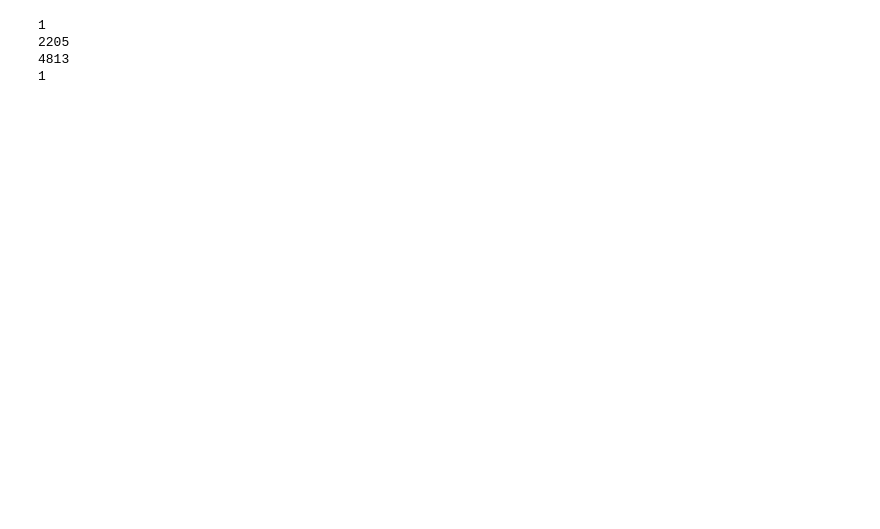
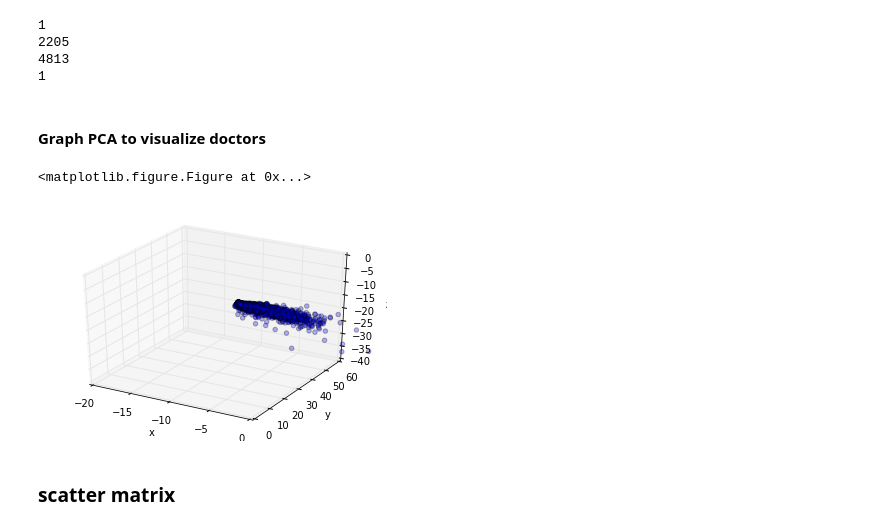
Before and after one commit to aurel1212/medicare-project, a Jupyter notebook: script/cancer_eda.ipynb, the cells around one changed output. Cells and saved outputs as stored; diff of their text form; code cells hidden in the pictures; blank space fills up the shorter version.

```diff
--- a/script/cancer_eda.ipynb
+++ b/script/cancer_eda.ipynb
@@ -806,3 +788,29 @@ print sum(pred==3)
 2205
 4813
 1
+# %% [markdown]
+#### Graph PCA to visualize doctors
+# %%
+def graph_3d(pca_vector):
+    """
+    Example
+    -------
+    ax1 = graph_3d(X_pca_transformed, test_df)
+    ax.set_xlim(-5000000,20000000)
+    ax.set_ylim(-1000000,8000000)
+    ax.set_zlim(-3000000,3000000)
+    plt.show()
+    """
+
+    xs = pca_vector[:,0]
+    ys = pca_vector[:,1]
+    zs = pca_vector[:,2]
+
+    fig = plt.figure()
+    ax = fig.add_subplot(111, projection='3d')
+    ax.set_xlabel('x')
+    ax.set_ylabel('y')
+    ax.set_zlabel('z')
+    ax.scatter(xs, ys, zs, alpha=.3)
+
+    return ax
@@ -808,0 +820,13 @@ print sum(pred==3)
+# %%
+fig = plt.figure(figsize=(15,15))
+ax = graph_3d(df_hema_pca)
+ax.set_xlim(-20,0)
+ax.set_ylim(0,60)
+ax.set_zlim(-40,0)
+#ax.view_init(120, 120)
+plt.show()
+# %% [output]
+<matplotlib.figure.Figure at 0x...>
+[figure, added]
+# %% [markdown]
+### scatter matrix
```
Also changed, not shown: parts of 36 cells of this notebook.
